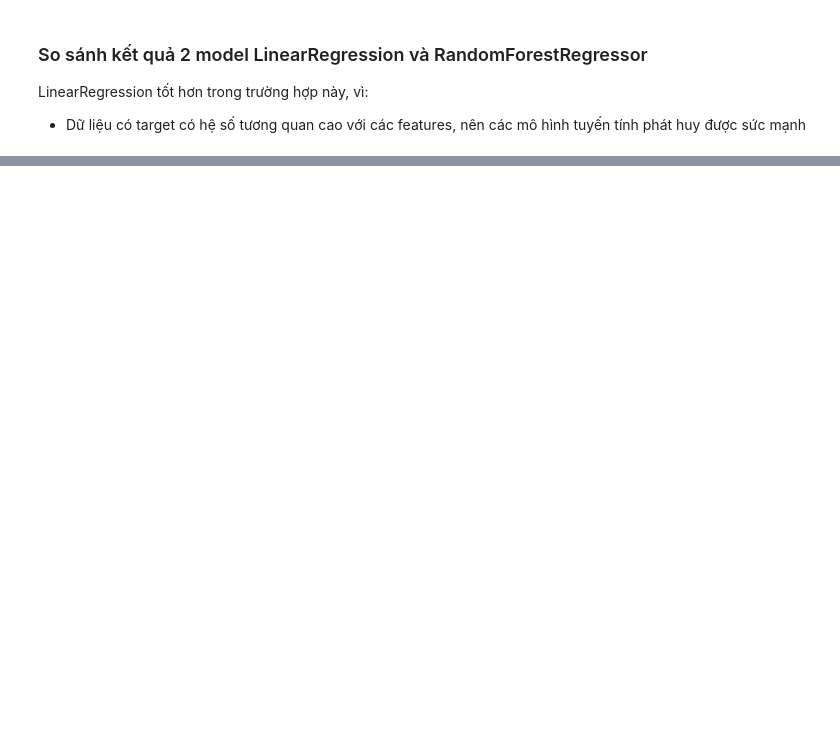
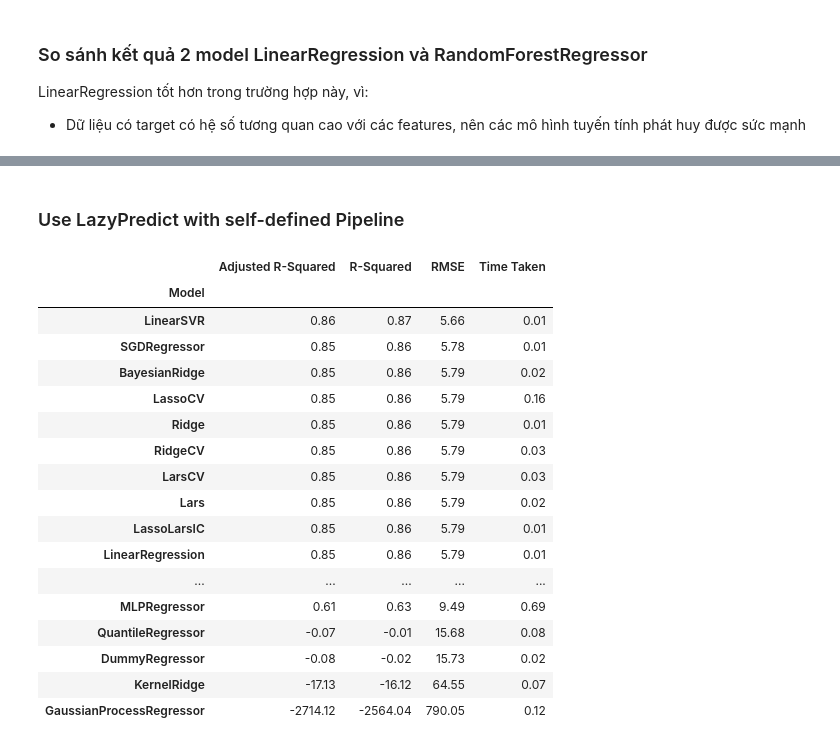
Before and after one commit to nttugit/viet-nguyen-ml-course, a Jupyter notebook: lesson_9/regressor.ipynb, the cells around one changed output, grey strips where cells are left out. Saved outputs shown, nothing was run; the diff lists cells and outputs as text; code cells hidden in the pictures; blank space fills up the shorter version.

```diff
--- a/lesson_9/regressor.ipynb
+++ b/lesson_9/regressor.ipynb
@@ -77,7 +78,7 @@ preprocessor = ColumnTransformer(transformers=[
 # Using Linear Regression
 reg = Pipeline(steps=[
     ('preprocessor', preprocessor),
-    ('model', LinearRegression())
+    ('reg_model', LinearRegression())
 ])
 # %%
 reg.fit(X_train, y_train)
@@ -139,0 +251,32 @@ LinearRegression tốt hơn trong trường hợp này, vì:
+# %% [markdown]
+### Use LazyPredict with self-defined Pipeline
+# %%
+reg = Pipeline(steps=[
+    ("preprocessor", preprocessor)
+    # ("model", RandomForestRegressor())
+])
+X_train = reg.fit_transform(X_train)
+X_test = reg.fit_transform(X_test)
+
+lazy_reg = LazyRegressor(verbose=0, ignore_warnings=True, custom_metric=None)
+models, predictions = lazy_reg.fit(X_train, X_test, y_train, y_test)
+models
+# %% [output]
+|  | Adjusted R-Squared | R-Squared | RMSE | Time Taken |
+| Model |  |  |  |  |
+| LinearSVR | 0.86 | 0.87 | 5.66 | 0.01 |
+| SGDRegressor | 0.85 | 0.86 | 5.78 | 0.01 |
+| BayesianRidge | 0.85 | 0.86 | 5.79 | 0.02 |
+| LassoCV | 0.85 | 0.86 | 5.79 | 0.16 |
+| Ridge | 0.85 | 0.86 | 5.79 | 0.01 |
+| RidgeCV | 0.85 | 0.86 | 5.79 | 0.03 |
+| LarsCV | 0.85 | 0.86 | 5.79 | 0.03 |
+| Lars | 0.85 | 0.86 | 5.79 | 0.02 |
+| LassoLarsIC | 0.85 | 0.86 | 5.79 | 0.01 |
+| LinearRegression | 0.85 | 0.86 | 5.79 | 0.01 |
+| ... | ... | ... | ... | ... |
+| MLPRegressor | 0.61 | 0.63 | 9.49 | 0.69 |
+| QuantileRegressor | -0.07 | -0.01 | 15.68 | 0.08 |
+| DummyRegressor | -0.08 | -0.02 | 15.73 | 0.02 |
+| KernelRidge | -17.13 | -16.12 | 64.55 | 0.07 |
+| GaussianProcessRegressor | -2714.12 | -2564.04 | 790.05 | 0.12 |
```
Also changed, not shown: parts of 10 cells of this notebook.
